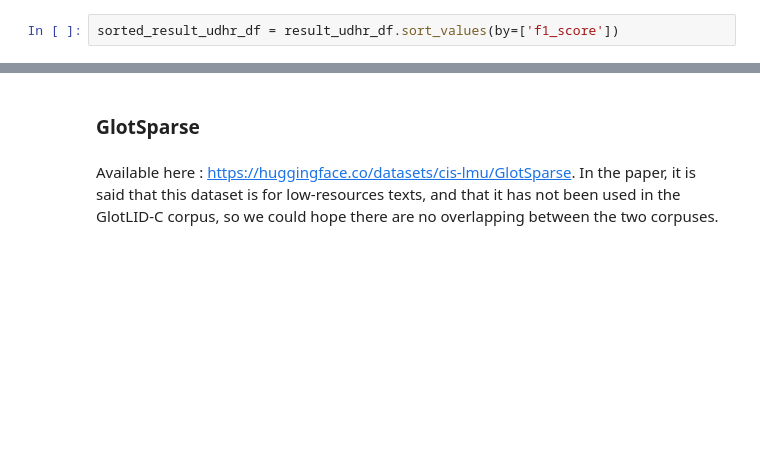
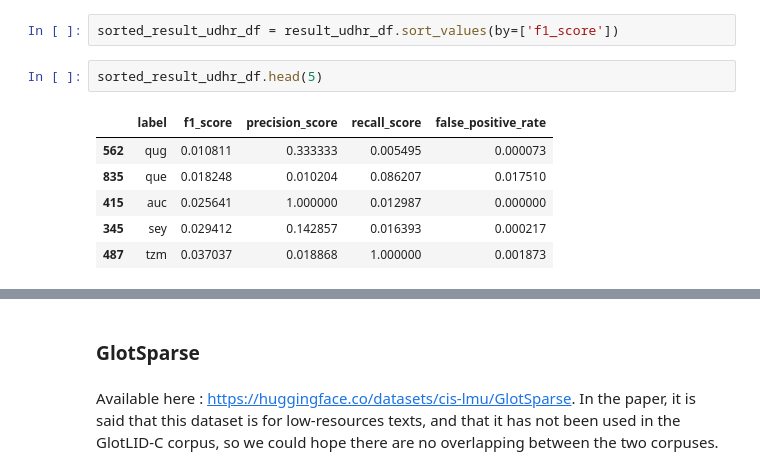
Before and after one commit to HugoCapot/Natural-Language-Processing-ENSAE-3A, a Jupyter notebook: Code NLP Hugo CAPOT.ipynb, the cells around one changed output, grey strips where cells are left out. Drawn from its saved outputs; the diff is of its cells as text; blank space fills up the shorter version.

```diff
--- a/Code NLP Hugo CAPOT.ipynb
+++ b/Code NLP Hugo CAPOT.ipynb
@@ -832,2 +835,11 @@ result_udhr_df
 # %%
 sorted_result_udhr_df = result_udhr_df.sort_values(by=['f1_score'])
+# %%
+sorted_result_udhr_df.head(5)
+# %% [output]
+|  | label | f1_score | precision_score | recall_score | false_positive_rate |
+| 562 | qug | 0.010811 | 0.333333 | 0.005495 | 0.000073 |
+| 835 | que | 0.018248 | 0.010204 | 0.086207 | 0.017510 |
+| 415 | auc | 0.025641 | 1.000000 | 0.012987 | 0.000000 |
+| 345 | sey | 0.029412 | 0.142857 | 0.016393 | 0.000217 |
+| 487 | tzm | 0.037037 | 0.018868 | 1.000000 | 0.001873 |
```
Also changed, not shown: parts of 8 cells of this notebook, 1 other file.
